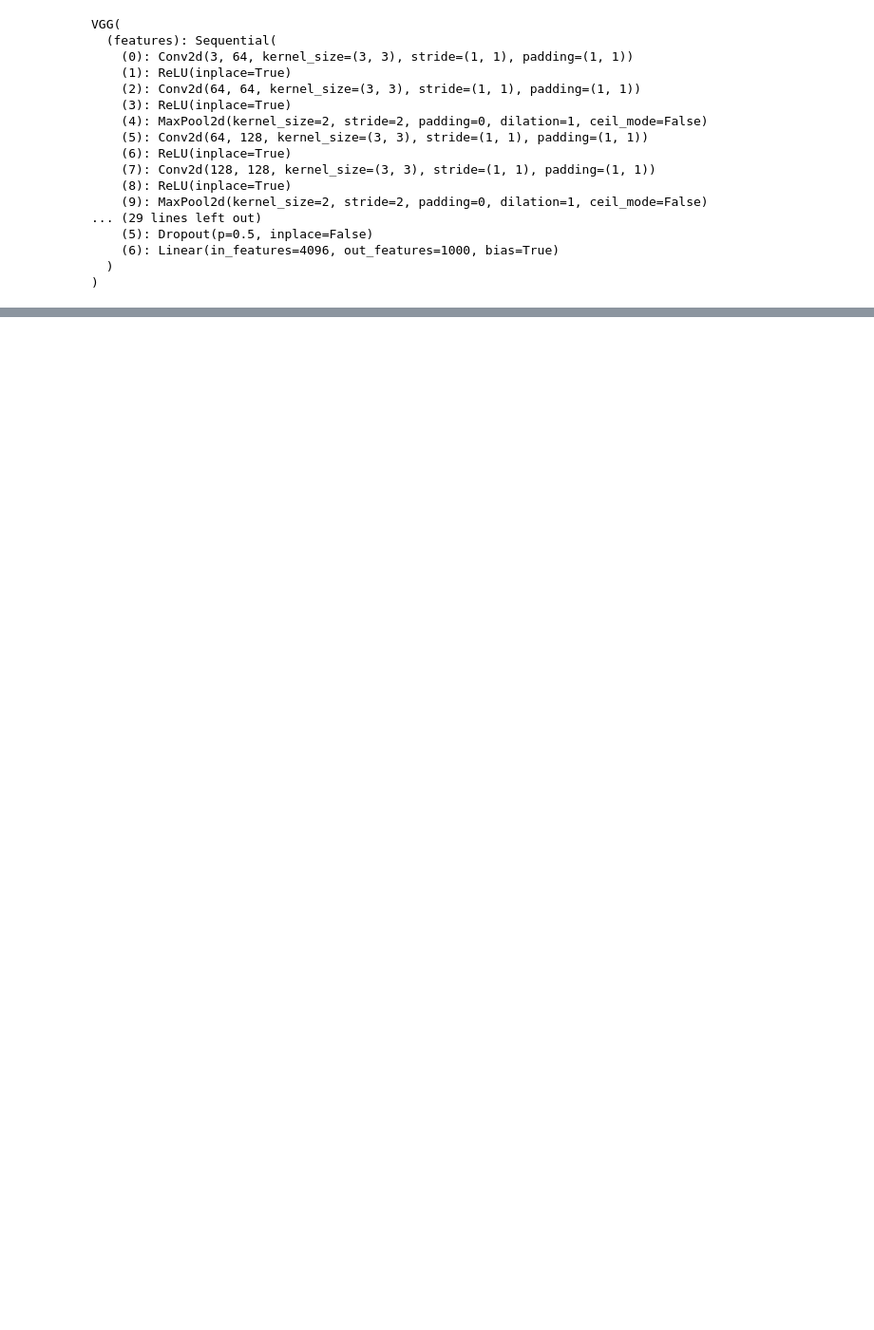
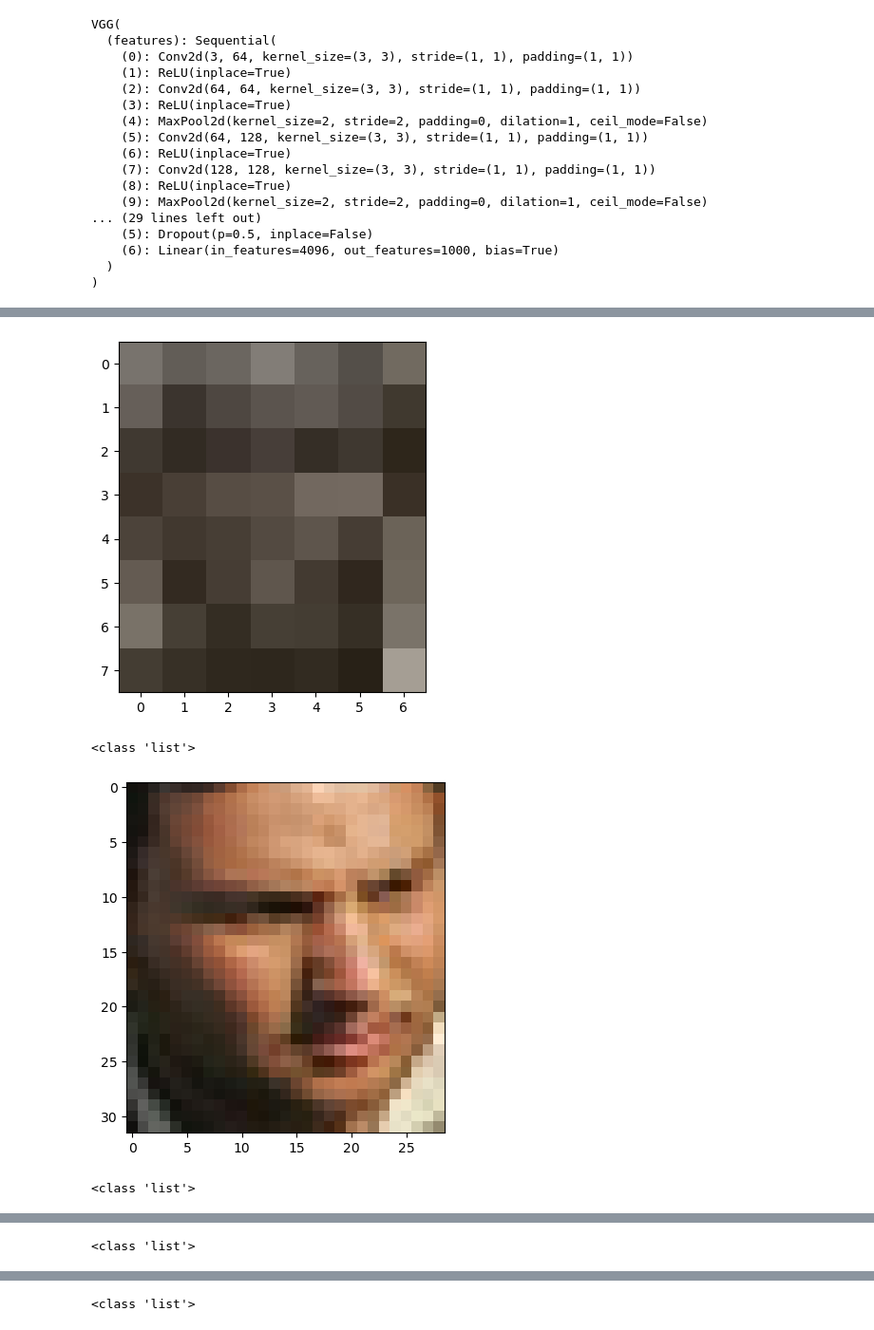
Before and after one commit to JanjanC/FGSM-for-Face-Detectors, a Jupyter notebook: VGG16 Feature Extraction.ipynb, the cells around one changed output, grey strips where cells are left out. Shown at 95% size. Drawn from its saved outputs; the diff is of its cells as text; code cells hidden in the pictures; blank space fills up the shorter version.

Commit message:
Added looping for folders

```diff
--- a/VGG16 Feature Extraction.ipynb
+++ b/VGG16 Feature Extraction.ipynb
@@ -94,0 +95,78 @@ tensor([0., 0., 0.,  ..., 0., 0., 0.], grad_fn=<ReshapeAliasBackward0>)
+# %%
+folders = ['2--Demonstration']
+
+_, model = load_model('./weights/yolo_face_sthanhng.cfg', "./weights/yolo_face_sthanhng.weights")
+
+ref_df = pd.read_csv(os.path.join(os.getcwd(), 'reference_dataset.csv'), index_col=0)
+ref_df = ref_df.reset_index(drop=True)
+
+OUTPUT_FOLDER = os.path.join(os.getcwd(), "WIDER")
+if not os.path.exists(OUTPUT_FOLDER):
+        os.mkdir(OUTPUT_FOLDER)
+
+for FOLDER_NAME in folders:
+
+    features_df = pd.DataFrame(columns=range(25088))
+
+    INPUT_PATH = os.path.join(os.getcwd(), 'images', FOLDER_NAME)
+
+    FOLDER_PATH = os.path.join(OUTPUT_FOLDER, FOLDER_NAME)
+    if not os.path.exists(FOLDER_PATH):
+        os.mkdir(FOLDER_PATH)
+
+    CSV_PATH = os.path.join(FOLDER_PATH, FOLDER_NAME + '_CSV')
+    if not os.path.exists(CSV_PATH):
+        os.mkdir(CSV_PATH)
+
+    for path in glob.glob(os.path.join(INPUT_PATH, '*.jpg')):
+        filename = os.path.basename(path)
+
+        filename_df = ref_df[ref_df['source_file'] == filename]
+
+        if len(filename_df.index) > 0:
+            model.eval()
+
+            data = cv2.imread(path)  # read the image
+            data = cv2.cvtColor(data, cv2.COLOR_BGR2RGB) #change to rgb
+            data = transforms.Compose([DEFAULT_TRANSFORMS,Resize(416)])((data, np.zeros((1, 5))))[0].unsqueeze(0) # transform the image
+
+            with torch.no_grad():
+                # Forward pass the data through the model and call non max suppression
+                nms, nms_output = non_max_suppression(model(data), 0.5, 0.5) #conf_thres and iou_thres = 0.5
+
+            face_list = []
+            if type(nms_output[0]) is not int:
+                face_list = nms_output[0]
+
+            for face_index, face_row in enumerate(face_list): #nms_output[0] because the model is designed to take in several images at a time from the dataloader but we are only loading the image one at a time
+                if face_index in set(filename_df['face_index']):
+
+                    x, y, w, h = face_row[0], face_row[1], face_row[2], face_row[3]
+
+                    x1 = max(int(np.floor((x - w / 2).detach().cpu().numpy())), 0)
+                    y1 = max(int(np.floor((y - h / 2).detach().cpu().numpy())), 0)
+                    x2 = min(int(np.ceil((x + w / 2).detach().cpu().numpy())), 415)
+                    y2 = min(int(np.ceil((y + h / 2).detach().cpu().numpy())), 415)
+
+                    cropped_image = data.detach().cpu()[:, :, y1:y2, x1:x2]
+                    cropped_image = np.transpose(cropped_image.detach().cpu().squeeze().numpy(), (1, 2, 0))
+                    cropped_image = (cropped_image * 255).astype(np.uint8)
+                    cropped_image = Image.fromarray(cropped_image)
+
+                    plt.imshow(cropped_image, interpolation='nearest')
+                    plt.show()
+
+                    cropped_image = vgg_16_transform(cropped_image)
+                    with torch.no_grad():
+                        vgg_output = vgg_model(cropped_image)
+
+                    vgg_features = torch.flatten(vgg_output).tolist()
+                    print(type(vgg_features))
+                    features_df.loc[len(features_df)] = vgg_features
+
+    features_df.to_csv(os.path.join(CSV_PATH, FOLDER_NAME + '_VGG16_features' + str(int(time.time())) + '.csv'), index=False)  #save to csv
+# %% [output]
+[figure, added]
+<class 'list'>
+[figure, added]
+<class 'list'>
@@ -94,0 +174 @@ tensor([0., 0., 0.,  ..., 0., 0., 0.], grad_fn=<ReshapeAliasBackward0>)
+<class 'list'>
@@ -94,0 +176 @@ tensor([0., 0., 0.,  ..., 0., 0., 0.], grad_fn=<ReshapeAliasBackward0>)
+<class 'list'>
```
Also changed, not shown: parts of 11 cells of this notebook.
